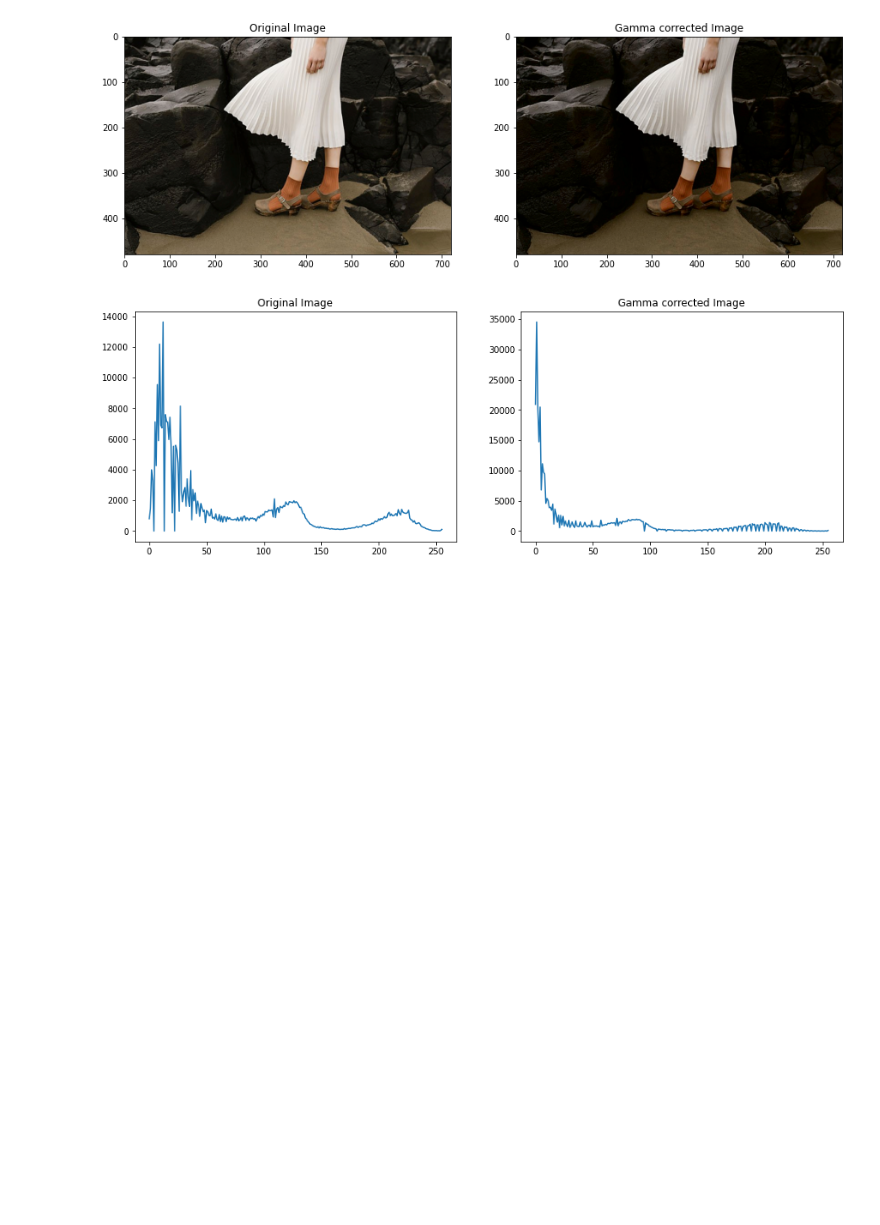
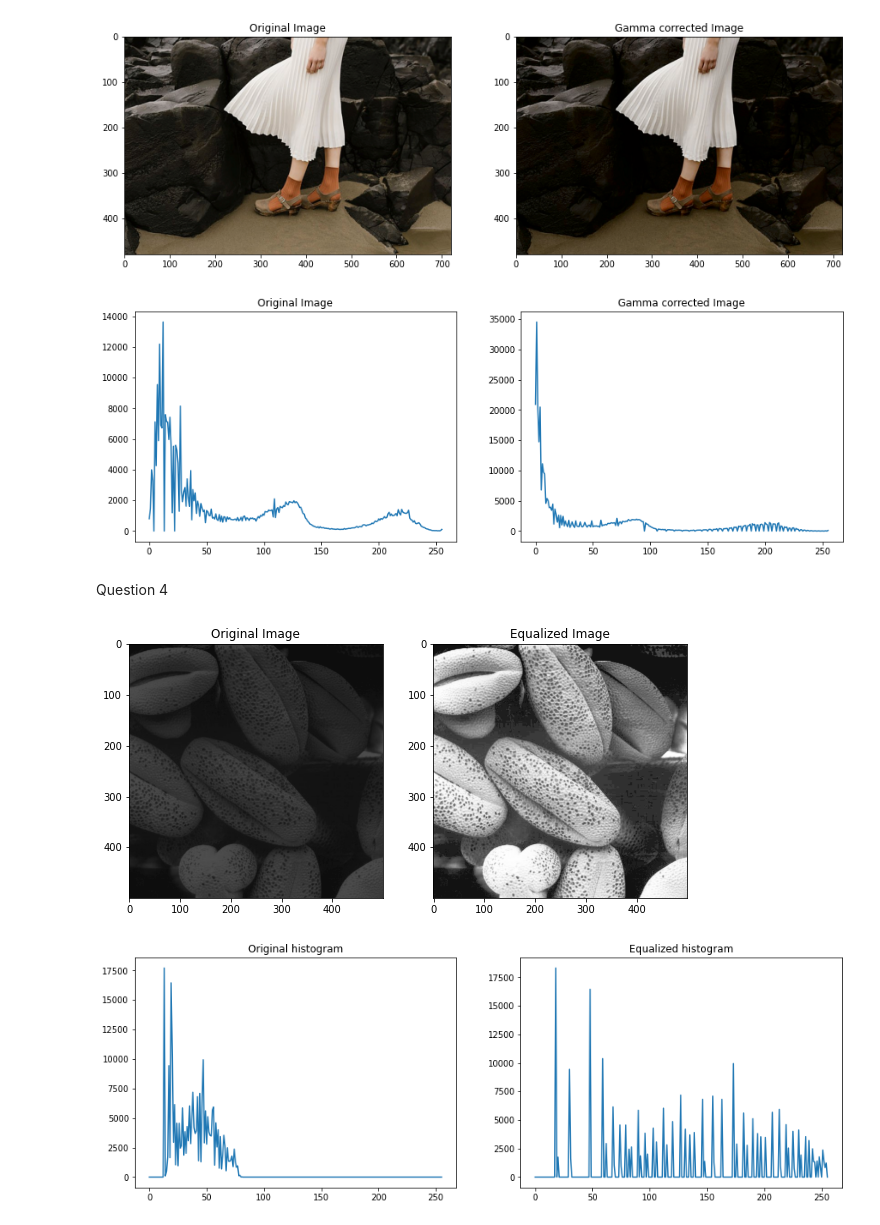
Before and after one commit to SenuriMR/EN2550---Fundamentals-of-Image-Processing-and-Machine-Vision, a Jupyter notebook: Assignment 1/Assignment_1.ipynb, the cells around one changed output. Drawn from its saved outputs; the diff is of its cells as text; code cells hidden in the pictures; blank space fills up the shorter version.

```diff
--- a/Assignment 1/Assignment_1.ipynb
+++ b/Assignment 1/Assignment_1.ipynb
@@ -129,3 +129,45 @@ plt.show()
 # %% [output]
 [figure]
 [figure]
+# %% [markdown]
+Question 4
+# %%
+def hist_eq(img):
+    hist =  cv.calcHist([img],[0],None,[256],[0,256])
+    cdf_hist =hist.cumsum()
+    y = np.uint8(255 * (cdf_hist-np.min(cdf_hist))/(np.max(cdf_hist)-np.min(cdf_hist)))
+    a, b = img.shape
+    x = np.zeros_like(img)
+    for i in range(0, a):
+	    for j in range(0, b):
+		    x[i, j] = y[img[i, j]]
+    return x
+# %%
+img_o = cv.imread(r'./shells.png', cv.IMREAD_GRAYSCALE)
+assert img_o is not None
+
+hist_o = cv.calcHist([img_o],[0],None,[256],[0,256])
+img_eq = hist_eq(img_o)
+hist_e=  cv.calcHist([img_eq],[0],None,[256],[0,256])
+
+fig,ax = plt.subplots(1,2,figsize = (10,10))
+
+o = cv.cvtColor(img_o, cv.COLOR_BGR2RGB)
+ax[0].imshow(o)
+ax[0].set_title("Original Image")
+
+e = cv.cvtColor(img_eq, cv.COLOR_BGR2RGB)
+ax[1].imshow(e)
+ax[1].set_title("Equalized Image")
+
+fig,ax=plt.subplots(1,2,figsize=(15,5))
+
+ax[0].plot(hist_o)
+ax[0].set_title("Original histogram")
+ax[1].plot(hist_e)
+ax[1].set_title("Equalized histogram")
+
+plt.show()
+# %% [output]
+[figure, added]
+[figure, added]
```
